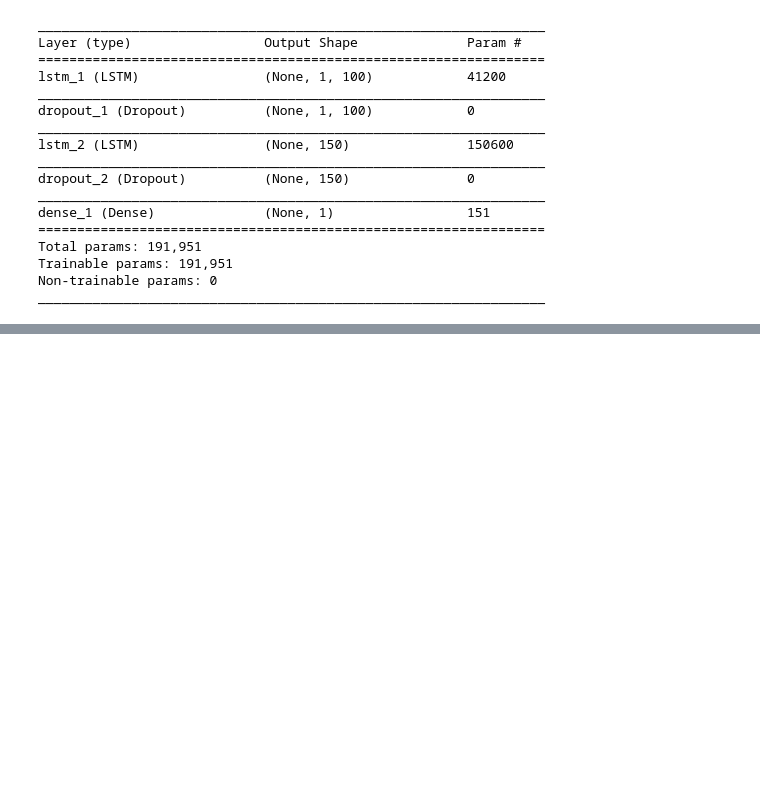
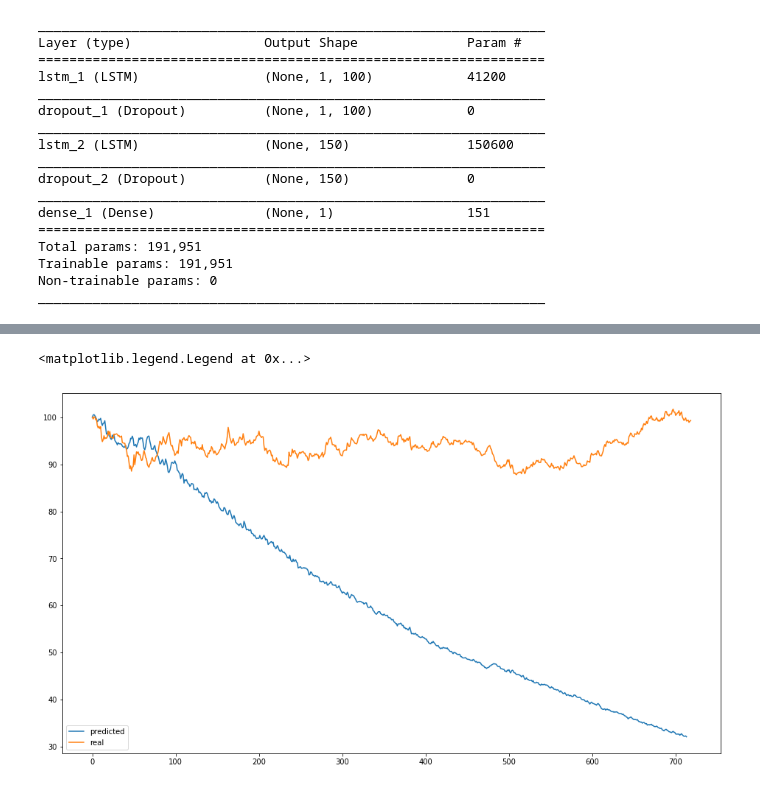
Before and after one commit to Robak23/forex_deep, a Jupyter notebook: 1/lstmWithMovingAverage.ipynb, the cells around one changed output, grey strips where cells are left out. Drawn from its saved outputs; the diff is of its cells as text; code cells hidden in the pictures; blank space fills up the shorter version.

```diff
--- a/1/lstmWithMovingAverage.ipynb
+++ b/1/lstmWithMovingAverage.ipynb
@@ -198,0 +248,5 @@ r_sq
+# %%
+for i in range(1,pred_close_change.count()):
+    close.append(close[i-1]*np.e**pred_close_change.values[i])
+# %%
+real_close_change = reverse_df['real_close_ret'].dropna()
@@ -198,0 +259,13 @@ r_sq
+# %%
+close_real = [100]
+# %%
+for i in range(1,real_close_change.count()):
+    close_real.append(close_real[i-1]*np.e**real_close_change.values[i])
+# %%
+fig = plt.figure(figsize = (16,9))
+plt.plot(close)
+plt.plot(close_real)
+plt.legend(['predicted', 'real'])
+# %% [output]
+<matplotlib.legend.Legend at 0x...>
+[figure, added]
```
Also changed, not shown: parts of 20 cells of this notebook.
